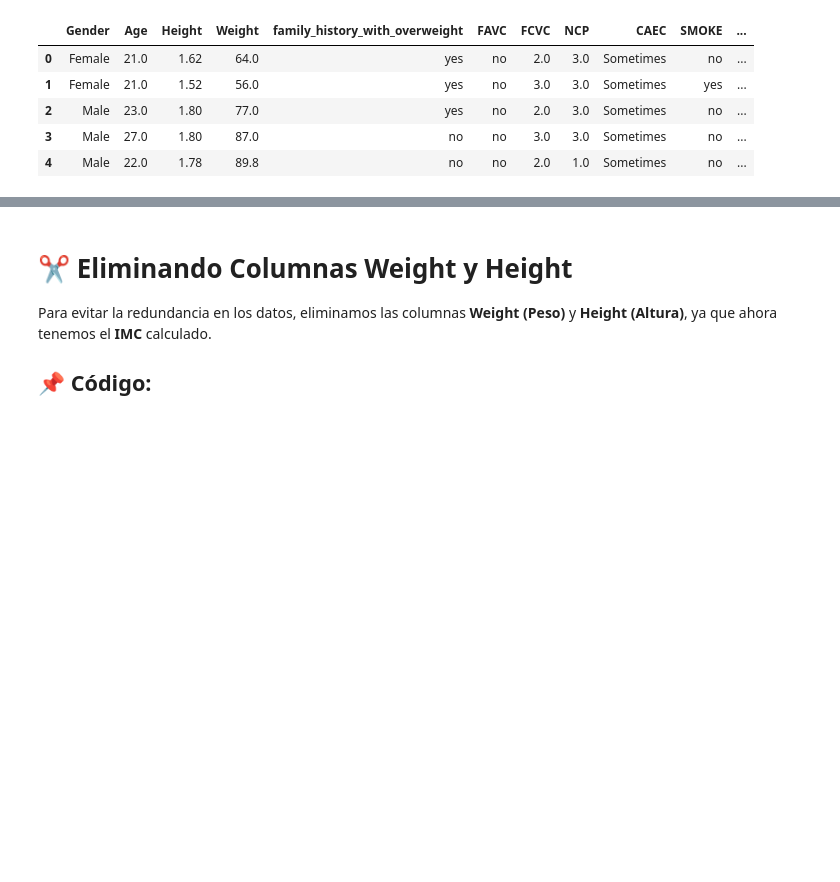
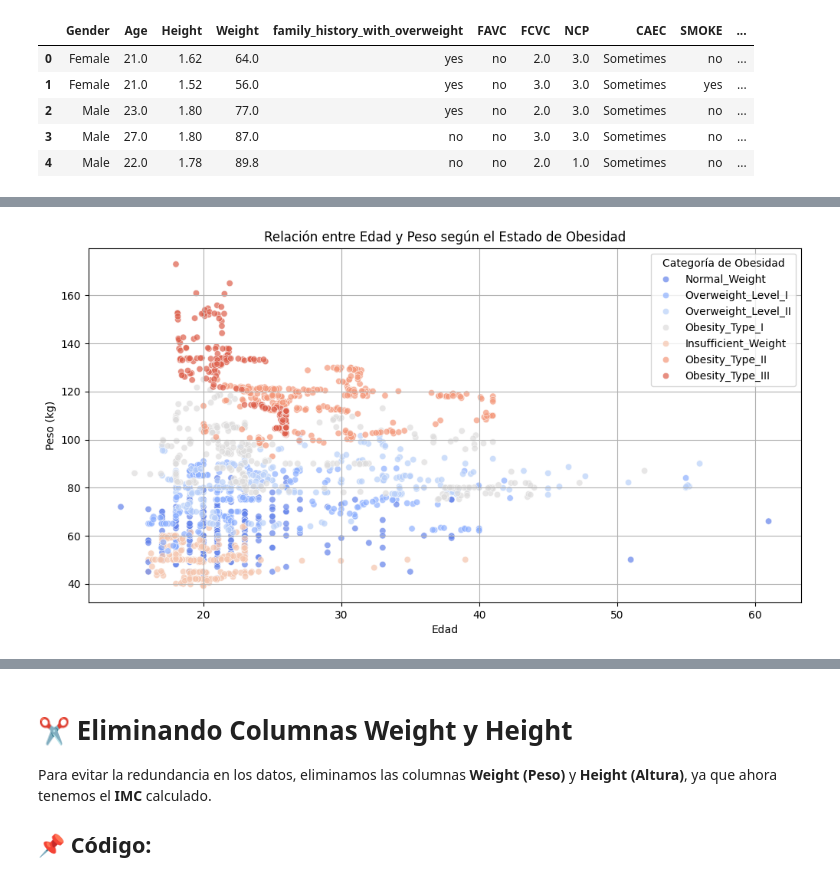
Before and after one commit to Andres-Nicolas/ModeloML_PO_CIP, a Jupyter notebook: Model.ipynb, the cells around one changed output, grey strips where cells are left out. Cells and saved outputs as stored; diff of their text form; code cells hidden in the pictures; blank space fills up the shorter version.

```diff
--- a/Model.ipynb
+++ b/Model.ipynb
@@ -105,0 +188,16 @@ datos.head()
+# %%
+import seaborn as sb
+import matplotlib.pyplot as plt
+
+plt.figure(figsize=(12, 6))
+sb.scatterplot(x="Age", y="Weight", data=datos, hue="NObeyesdad", palette="coolwarm", alpha=0.7)
+
+plt.xlabel("Edad")
+plt.ylabel("Peso (kg)")
+plt.title("Relación entre Edad y Peso según el Estado de Obesidad")
+plt.legend(title="Categoría de Obesidad", bbox_to_anchor=(1, 1))
+plt.grid(True)
+
+plt.show()
+# %% [output]
+[figure, added]
```
Also changed, not shown: parts of 13 cells of this notebook.
